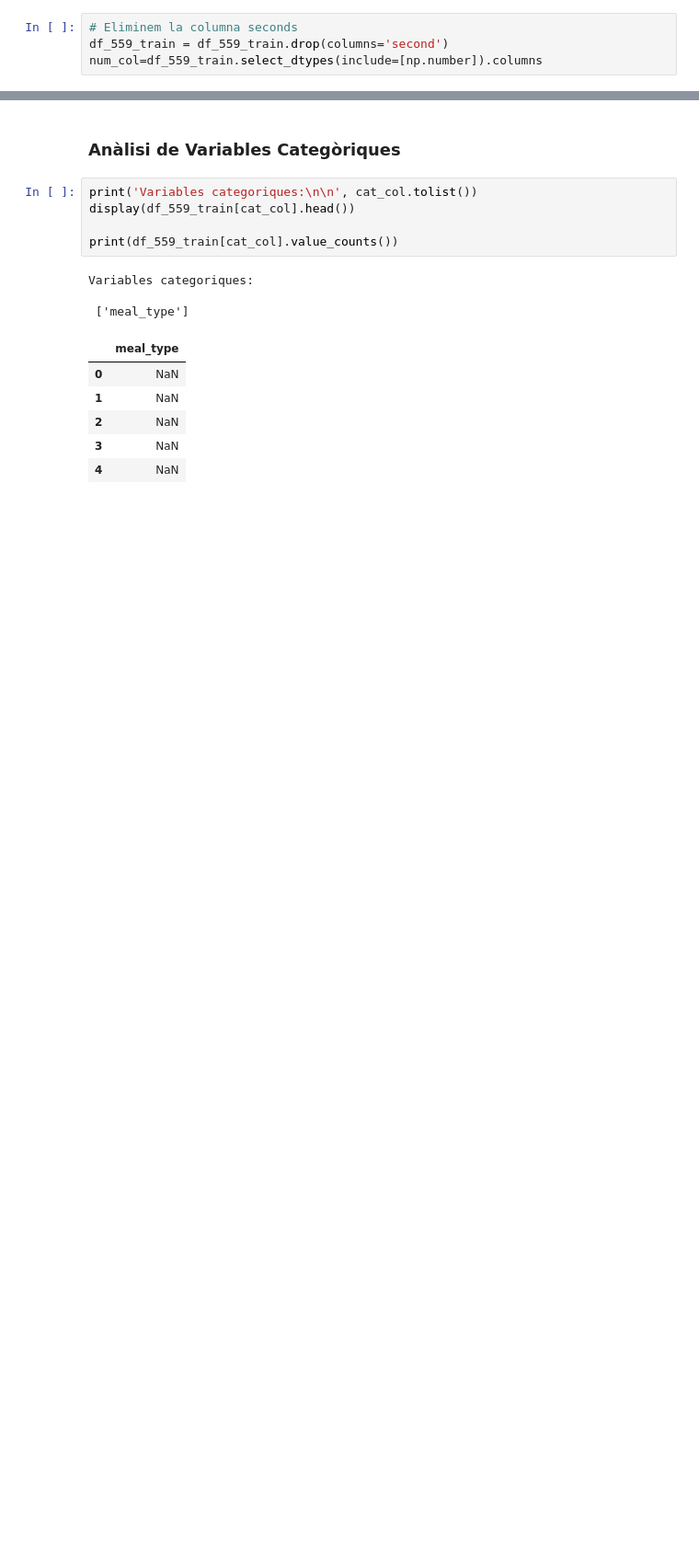
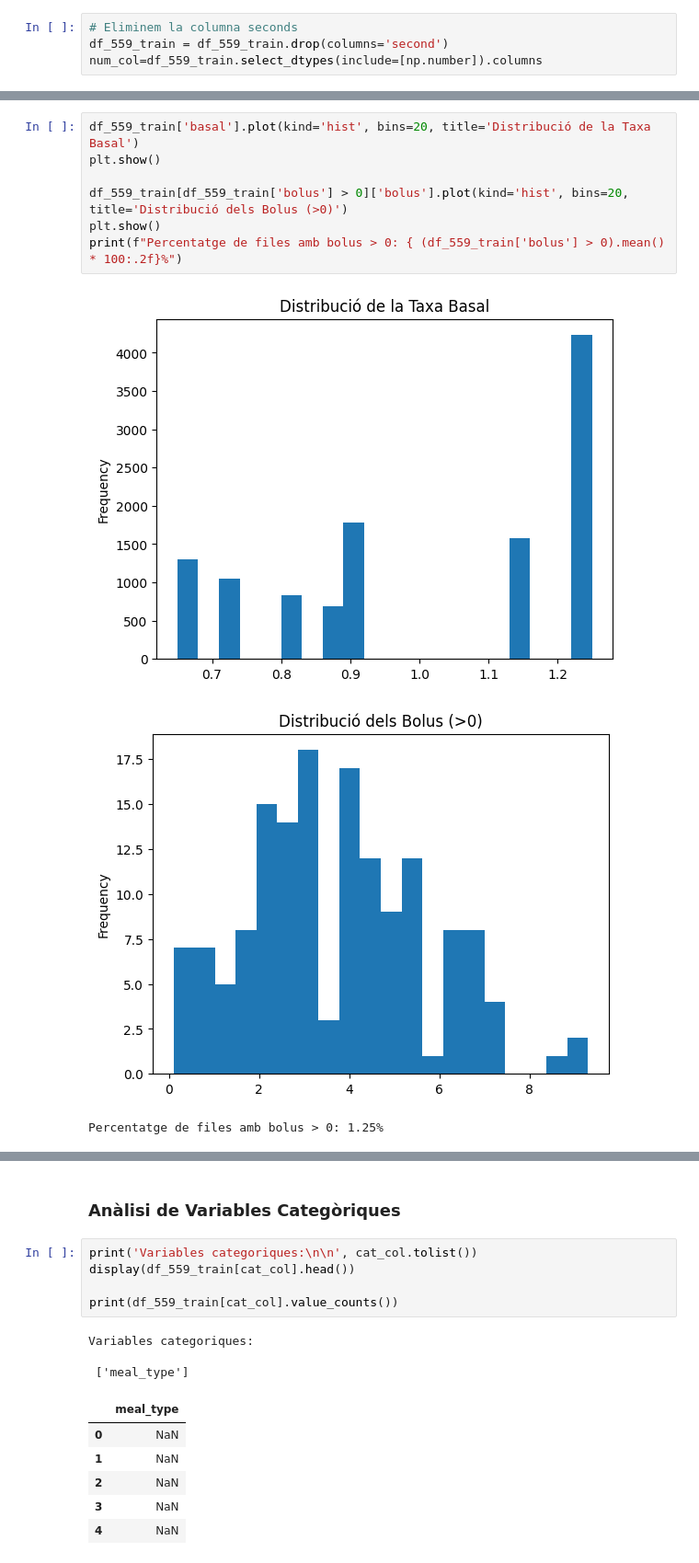
Before and after one commit to rogerduranlopez/TF-IA-GLUP24, a Jupyter notebook: notebooks/EDA_GLUP24.ipynb, the cells around one changed output, grey strips where cells are left out. Shown at 92% size. Drawn from its saved outputs; the diff is of its cells as text; blank space fills up the shorter version.

```diff
--- a/notebooks/EDA_GLUP24.ipynb
+++ b/notebooks/EDA_GLUP24.ipynb
@@ -300,0 +314,11 @@ df_559_train[num_col].describe()
+# %%
+df_559_train['basal'].plot(kind='hist', bins=20, title='Distribució de la Taxa Basal')
+plt.show()
+
+df_559_train[df_559_train['bolus'] > 0]['bolus'].plot(kind='hist', bins=20, title='Distribució dels Bolus (>0)')
+plt.show()
+print(f"Percentatge de files amb bolus > 0: { (df_559_train['bolus'] > 0).mean() * 100:.2f}%")
+# %% [output]
+[figure, added]
+[figure, added]
+Percentatge de files amb bolus > 0: 1.25%
```
Also changed, not shown: parts of 37 cells of this notebook, 22 other files.
